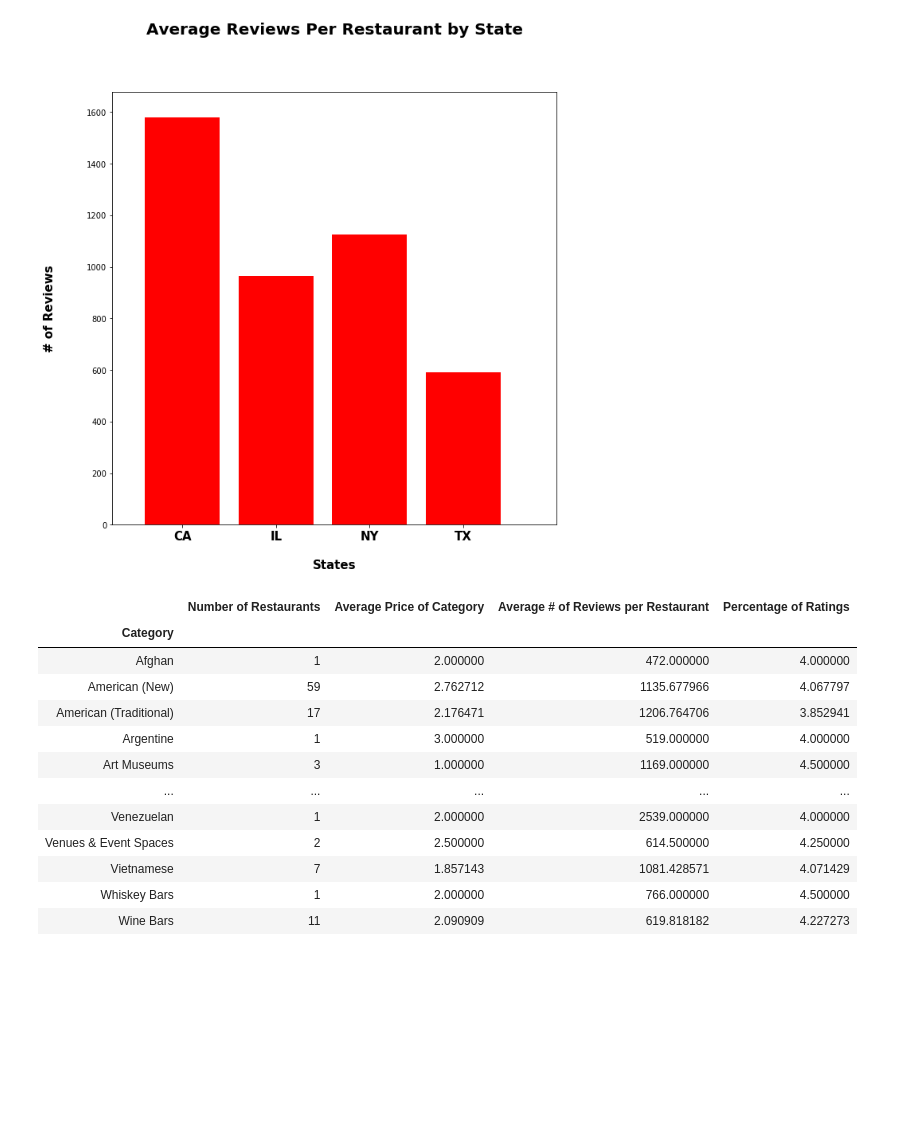
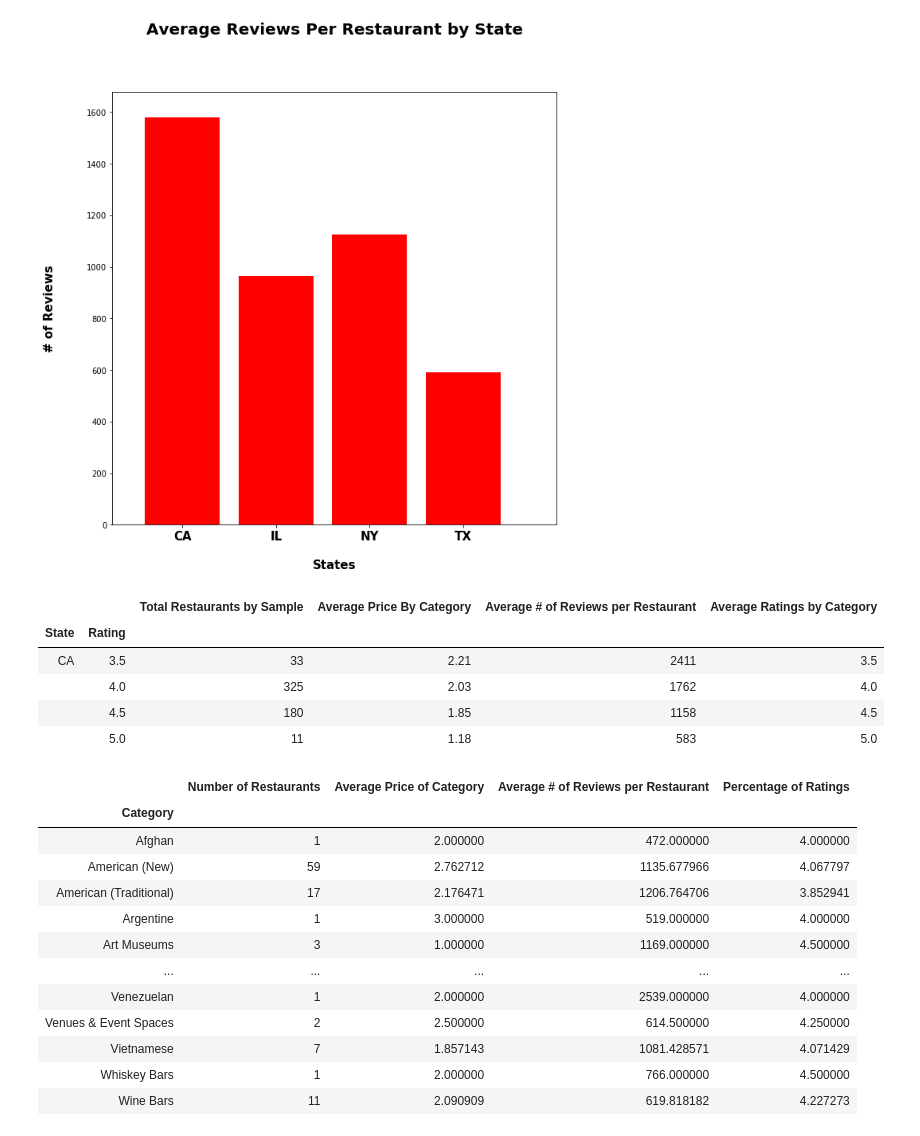
Before and after one commit to elzster/Yelp-Analytics, a Jupyter notebook: ElieProjectMasterCopy.ipynb, the cells around one changed output. Drawn from its saved outputs; the diff is of its cells as text; code cells hidden in the pictures; blank space fills up the shorter version.

```diff
--- a/ElieProjectMasterCopy.ipynb
+++ b/ElieProjectMasterCopy.ipynb
@@ -88,6 +88,28 @@ plt.ylabel('# of Reviews\n\n', weight='bold', fontsize=15);
 plt.xlabel('\nStates', weight='bold', fontsize=15);
 # %% [output]
 [figure]
+# %%
+grouped_west = west_data.groupby(['State', 'Rating'])
+total_grouped_categories1 = grouped_west['Category'].count()
+grouped_price_avg1 = grouped_west['Price'].mean()
+grouped_reviews_count1 = grouped_west['Reviews'].mean()
+total_grouped_review_counts1 = grouped_west['Reviews'].count()
+average_grouped_ratings1 = grouped_west['Rating'].mean()
+# %%
+grouped_category_stats_df1= pd.DataFrame({
+    "Total Restaurants by Sample": total_grouped_categories1,
+    "Average Price By Category": grouped_price_avg1.round(2),
+    "Average # of Reviews per Restaurant": grouped_reviews_count1.astype(int),
+    "Average Ratings by Category": average_grouped_ratings1.round(2)
+})
+grouped_category_stats_df1
+# %% [output]
+|  |  | Total Restaurants by Sample | Average Price By Category | Average # of Reviews per Restaurant | Average Ratings by Category |
+| State | Rating |  |  |  |  |
+| CA | 3.5 | 33 | 2.21 | 2411 | 3.5 |
+|  | 4.0 | 325 | 2.03 | 1762 | 4.0 |
+|  | 4.5 | 180 | 1.85 | 1158 | 4.5 |
+|  | 5.0 | 11 | 1.18 | 583 | 5.0 |
 # %%
 #new york
 grouped_east_df = east_data.groupby('Category')
```
